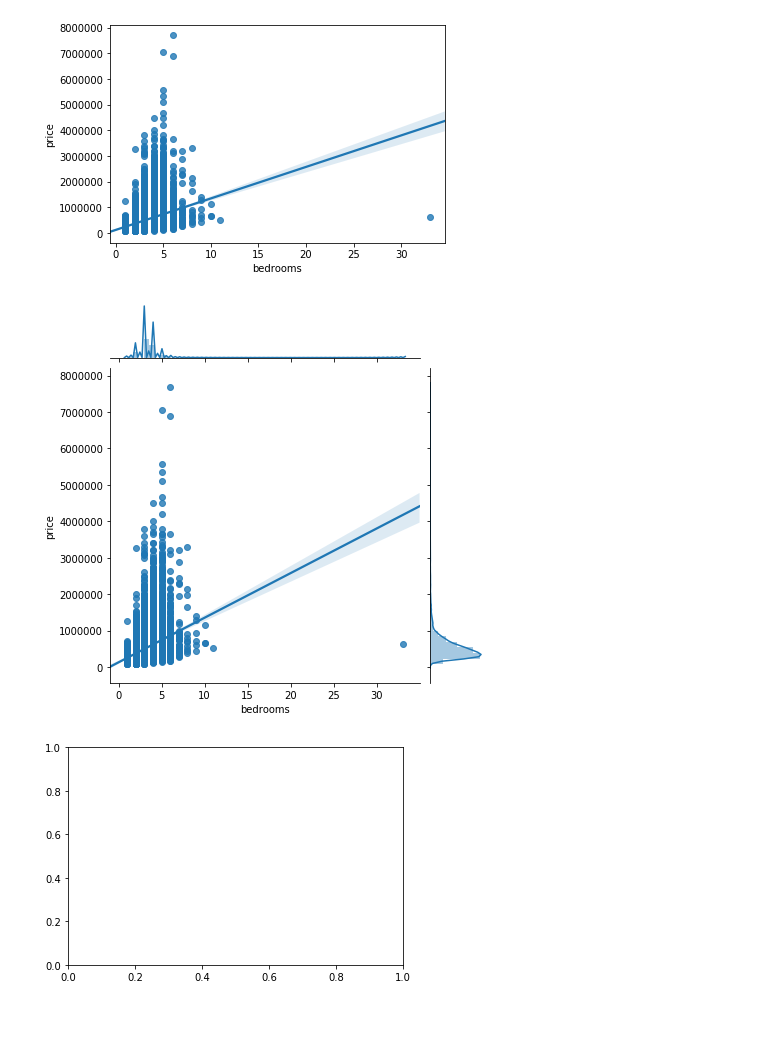
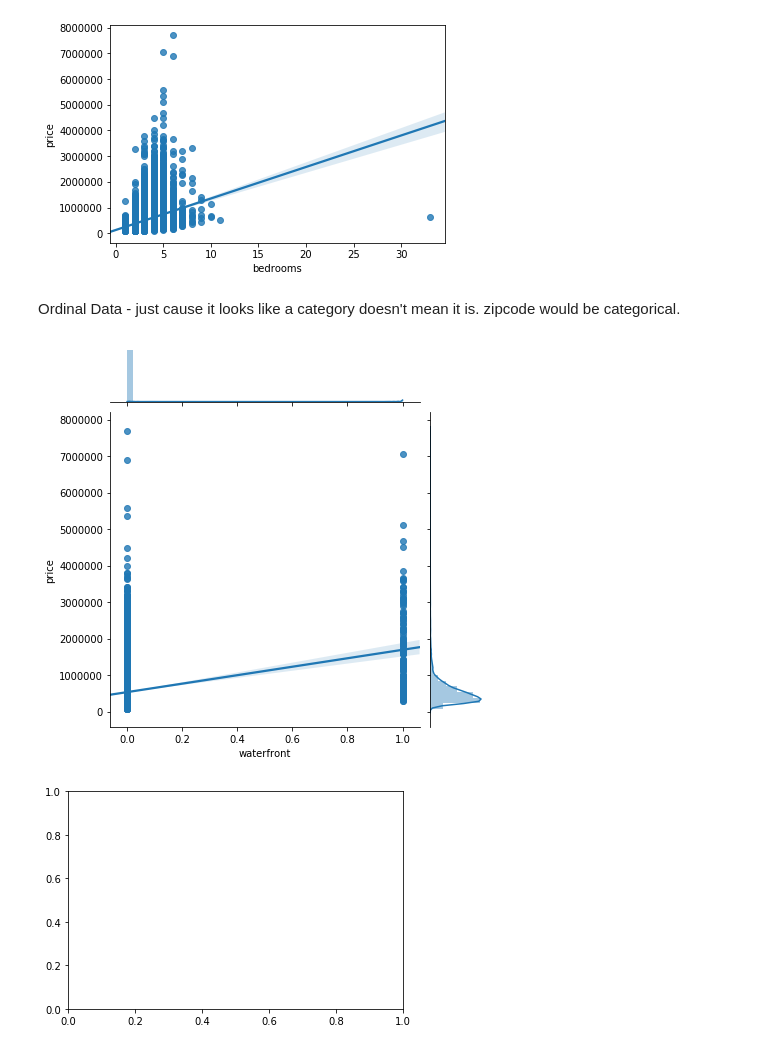
Before and after one commit to lauren-esser/King-County-Homes-Price-Factors, a Jupyter notebook: student.ipynb, the cells around one changed output. Drawn from its saved outputs; the diff is of its cells as text; code cells hidden in the pictures; blank space fills up the shorter version.

```diff
--- a/student.ipynb
+++ b/student.ipynb
@@ -364,12 +364,15 @@ sns.regplot(data = df, x = 'bedrooms', y=target)
 # %% [output]
 <matplotlib.axes._subplots.AxesSubplot at 0x...>
 [figure]
+# %% [markdown]
+Ordinal Data - just cause it looks like a category doesn't mean it is.
+zipcode would be categorical.
 # %%
-g = sns.jointplot(data=df, x = 'bedrooms', y=target, kind = 'reg')
+g = sns.jointplot(data=df, x = 'waterfront', y=target, kind = 'reg')
 fig = g.fig
 ax = fig.get_axes()
 # %% [output]
-[figure, old version]
+[figure, new version]
 # %%
 fig, ax = plt.subplots()
 # %% [output]
```
Also changed, not shown: parts of 21 cells of this notebook.
